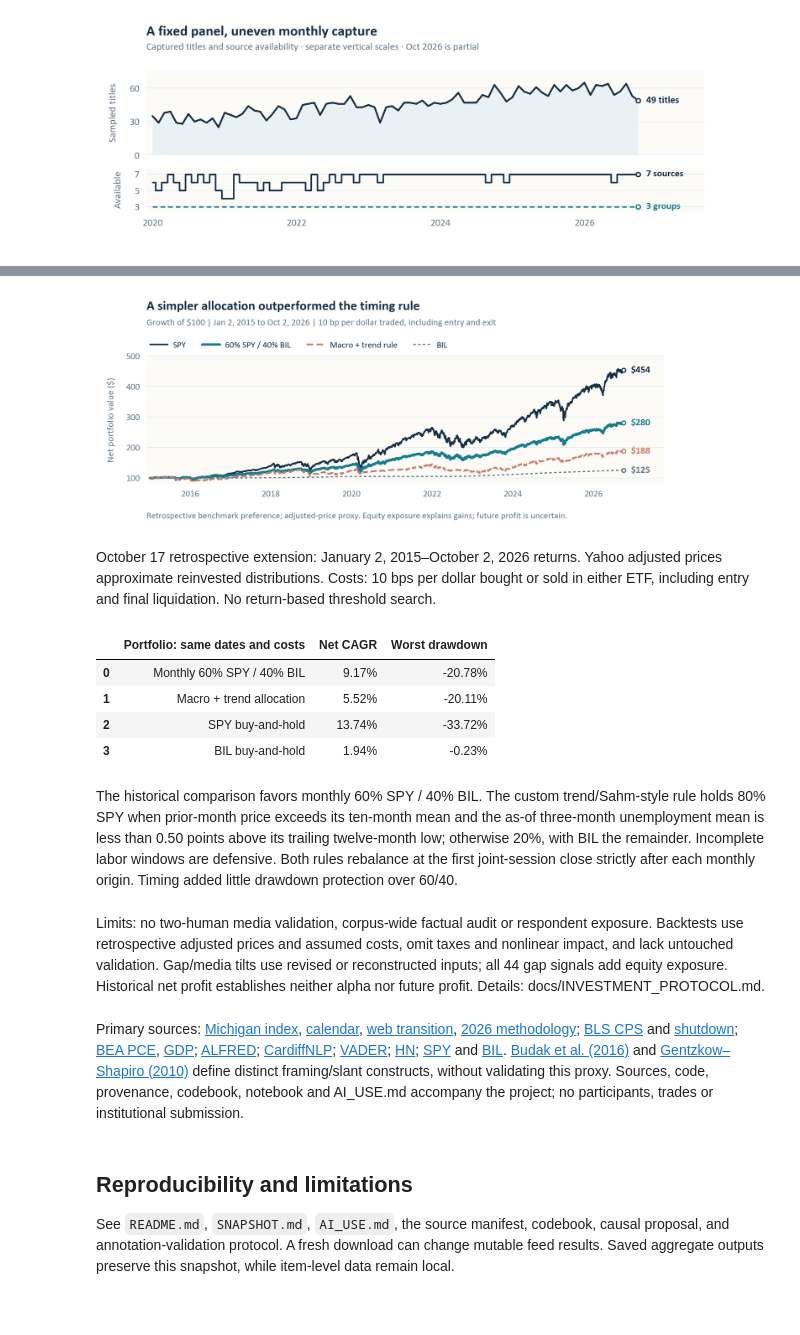
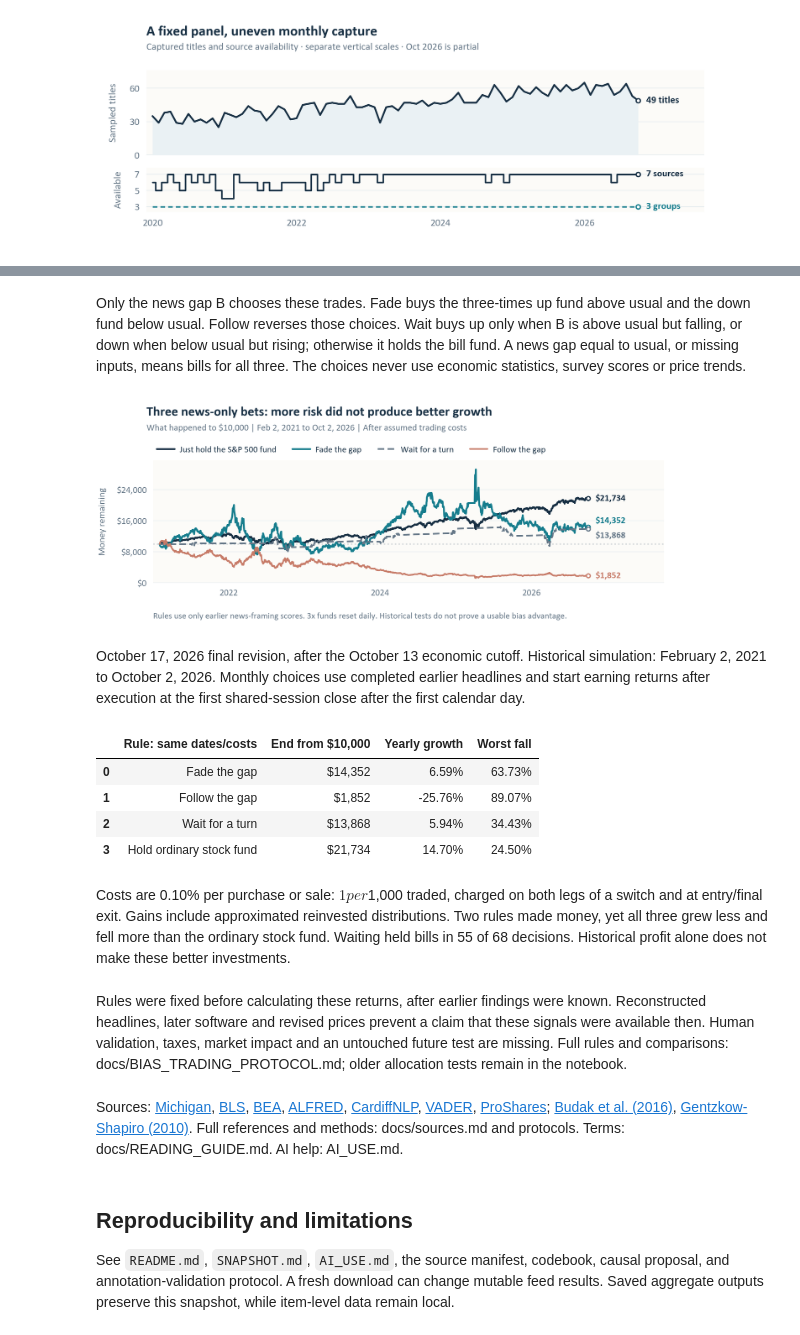
Before and after one commit to ph2606/FRE-GY-7871A-Final-Project, a Jupyter notebook: final_project.ipynb, the cells around one changed output, grey strips where cells are left out. Drawn from its saved outputs; the diff is of its cells as text; code cells hidden in the pictures.

Commit message:
Explain the study plainly and test three bias-only trading ideas

```diff
--- a/final_project.ipynb
+++ b/final_project.ipynb
@@ -551,27 +632,29 @@ display(pd.DataFrame(item['rows'], columns=item['headers']))
+# %% [markdown]
+Only the news gap B chooses these trades. Fade buys the three-times up fund above usual and the down fund below usual. Follow reverses those choices. Wait buys up only when B is above usual but falling, or down when below usual but rising; otherwise it holds the bill fund. A news gap equal to usual, or missing inputs, means bills for all three. The choices never use economic statistics, survey scores or price trends.
 # %%
-display(Image(filename=str(ROOT / 'outputs' / 'investment_strategy.png')))
+display(Image(filename=str(ROOT / 'outputs' / 'bias_trading.png')))
 # %% [output]
-[figure, old version]
+[figure, new version]
-# %% [markdown]
-October 17 retrospective extension: January 2, 2015–October 2, 2026 returns. Yahoo adjusted prices approximate reinvested distributions. Costs: 10 bps per dollar bought or sold in either ETF, including entry and final liquidation. No return-based threshold search.
+# %% [markdown]
+October 17, 2026 final revision, after the October 13 economic cutoff. Historical simulation: February 2, 2021 to October 2, 2026. Monthly choices use completed earlier headlines and start earning returns after execution at the first shared-session close after the first calendar day.
 # %%
 import sys
 if str(ROOT / 'scripts') not in sys.path: sys.path.insert(0, str(ROOT / 'scripts'))
 from study_content import sections
-item = sections()[11][1][2]
+item = sections()[11][1][3]
 display(pd.DataFrame(item['rows'], columns=item['headers']))
 # %% [output]
-|  | Portfolio: same dates and costs | Net CAGR | Worst drawdown |
-| 0 | Monthly 60% SPY / 40% BIL | 9.17% | -20.78% |
-| 1 | Macro + trend allocation | 5.52% | -20.11% |
-| 2 | SPY buy-and-hold | 13.74% | -33.72% |
-| 3 | BIL buy-and-hold | 1.94% | -0.23% |
+|  | Rule: same dates/costs | End from $10,000 | Yearly growth | Worst fall |
+| 0 | Fade the gap | $14,352 | 6.59% | 63.73% |
+| 1 | Follow the gap | $1,852 | -25.76% | 89.07% |
+| 2 | Wait for a turn | $13,868 | 5.94% | 34.43% |
+| 3 | Hold ordinary stock fund | $21,734 | 14.70% | 24.50% |
-# %% [markdown]
-The historical comparison favors monthly 60% SPY / 40% BIL. The custom trend/Sahm-style rule holds 80% SPY when prior-month price exceeds its ten-month mean and the as-of three-month unemployment mean is less than 0.50 points above its trailing twelve-month low; otherwise 20%, with BIL the remainder. Incomplete labor windows are defensive. Both rules rebalance at the first joint-session close strictly after each monthly origin. Timing added little drawdown protection over 60/40.
-# %% [markdown]
-Limits: no two-human media validation, corpus-wide factual audit or respondent exposure. Backtests use retrospective adjusted prices and assumed costs, omit taxes and nonlinear impact, and lack untouched validation. Gap/media tilts use revised or reconstructed inputs; all 44 gap signals add equity exposure. Historical net profit establishes neither alpha nor future profit. Details: docs/INVESTMENT_PROTOCOL.md.
+# %% [markdown]
+Costs are 0.10% per purchase or sale: $1 per $1,000 traded, charged on both legs of a switch and at entry/final exit. Gains include approximated reinvested distributions. Two rules made money, yet all three grew less and fell more than the ordinary stock fund. Waiting held bills in 55 of 68 decisions. Historical profit alone does not make these better investments.
+# %% [markdown]
+Rules were fixed before calculating these returns, after earlier findings were known. Reconstructed headlines, later software and revised prices prevent a claim that these signals were available then. Human validation, taxes, market impact and an untouched future test are missing. Full rules and comparisons: docs/BIAS_TRADING_PROTOCOL.md; older allocation tests remain in the notebook.
 # %% [markdown]
-Primary sources: [Michigan index](https://www.sca.isr.umich.edu/), [calendar](https://data.sca.isr.umich.edu/fetchdoc.php?docid=79628), [web transition](https://www.sca.isr.umich.edu/files/methodtransitionannouncement2024.pdf), [2026 methodology](https://www.sca.isr.umich.edu/files/partisaneconomy202607_revised.pdf); [BLS CPS](https://www.bls.gov/cps/) and [shutdown](https://www.bls.gov/cps/methods/2025-federal-government-shutdown-impact-cps.htm); [BEA PCE](https://www.bea.gov/news/2026/personal-income-and-outlays-august-2026), [GDP](https://www.bea.gov/data/gdp/gross-domestic-product); [ALFRED](https://alfred.stlouisfed.org/); [CardiffNLP](https://huggingface.co/cardiffnlp/twitter-roberta-base-sentiment-latest); [VADER](https://github.com/cjhutto/vaderSentiment); [HN](https://hn.algolia.com/api); [SPY](https://www.ssga.com/us/en/individual/etfs/state-street-spdr-sp-500-etf-trust-spy) and [BIL](https://www.ssga.com/us/en/individual/etfs/state-street-spdr-bloomberg-1-3-month-t-bill-etf-bil). [Budak et al. (2016)](https://5harad.com/papers/mediabias.pdf) and [Gentzkow–Shapiro (2010)](https://web.stanford.edu/~gentzkow/research/biasmeas.pdf) define distinct framing/slant constructs, without validating this proxy. Sources, code, provenance, codebook, notebook and AI_USE.md accompany the project; no participants, trades or institutional submission.
+Sources: [Michigan](https://www.sca.isr.umich.edu/), [BLS](https://www.bls.gov/cps/), [BEA](https://www.bea.gov/data), [ALFRED](https://alfred.stlouisfed.org/), [CardiffNLP](https://huggingface.co/cardiffnlp/twitter-roberta-base-sentiment-latest), [VADER](https://github.com/cjhutto/vaderSentiment), [ProShares](https://www.proshares.com/our-etfs/leveraged-and-inverse/upro); [Budak et al. (2016)](https://5harad.com/papers/mediabias.pdf), [Gentzkow-Shapiro (2010)](https://web.stanford.edu/~gentzkow/research/biasmeas.pdf). Full references and methods: docs/sources.md and protocols. Terms: docs/READING_GUIDE.md. AI help: AI_USE.md.
 # %% [markdown]
 ## Reproducibility and limitations
 
```
Also changed, not shown: parts of 142 cells of this notebook, 22 other files.
